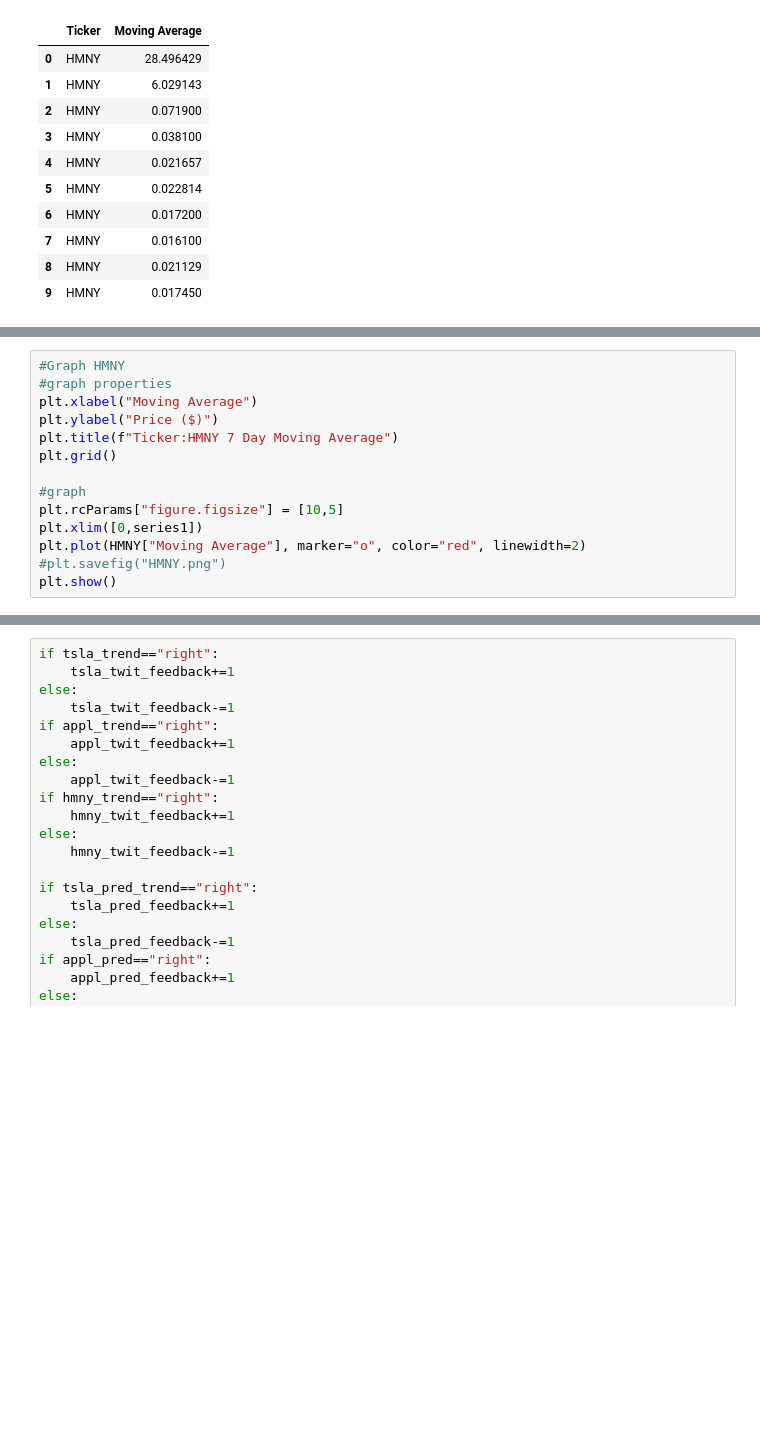
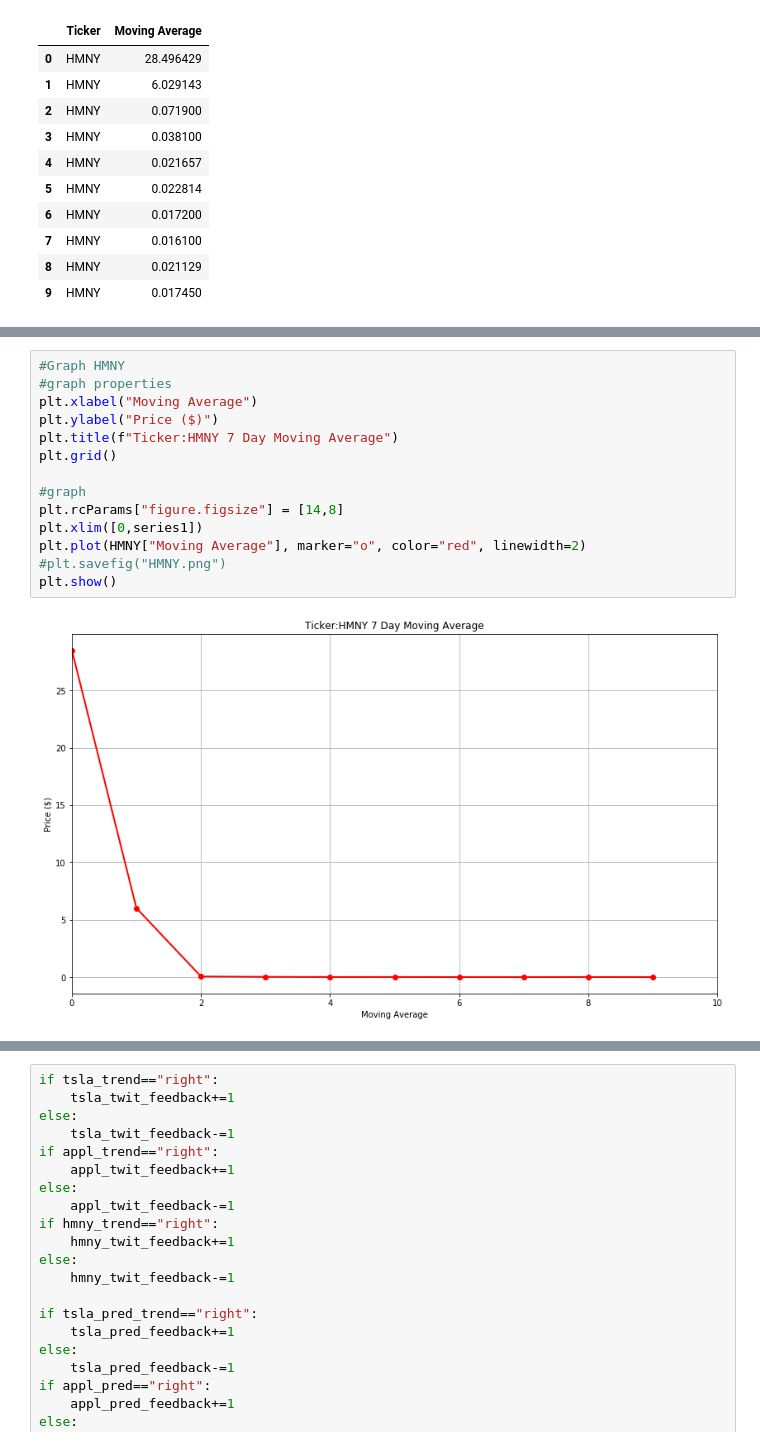
Before and after one commit to helenwu42/Boot_Camp_Project1, a Jupyter notebook: Project1.ipynb, the cells around one changed output, grey strips where cells are left out. Saved outputs shown, nothing was run; the diff lists cells and outputs as text; blank space fills up the shorter version.

```diff
--- a/Project1.ipynb
+++ b/Project1.ipynb
@@ -308,17 +312,19 @@ plt.show()
 # %%
 #Graph HMNY
 #graph properties
 plt.xlabel("Moving Average")
 plt.ylabel("Price ($)")
 plt.title(f"Ticker:HMNY 7 Day Moving Average")
 plt.grid()
 
 #graph
-plt.rcParams["figure.figsize"] = [10,5]
+plt.rcParams["figure.figsize"] = [14,8]
 plt.xlim([0,series1])
 plt.plot(HMNY["Moving Average"], marker="o", color="red", linewidth=2)
 #plt.savefig("HMNY.png")
 plt.show()
+# %% [output]
+[figure, added]
 # %%
 
 #if  +,-, or = then add subtract the difference to the tsla twit feedback to adjust the results
```
Also changed, not shown: parts of 6 cells of this notebook, 2 other files.
